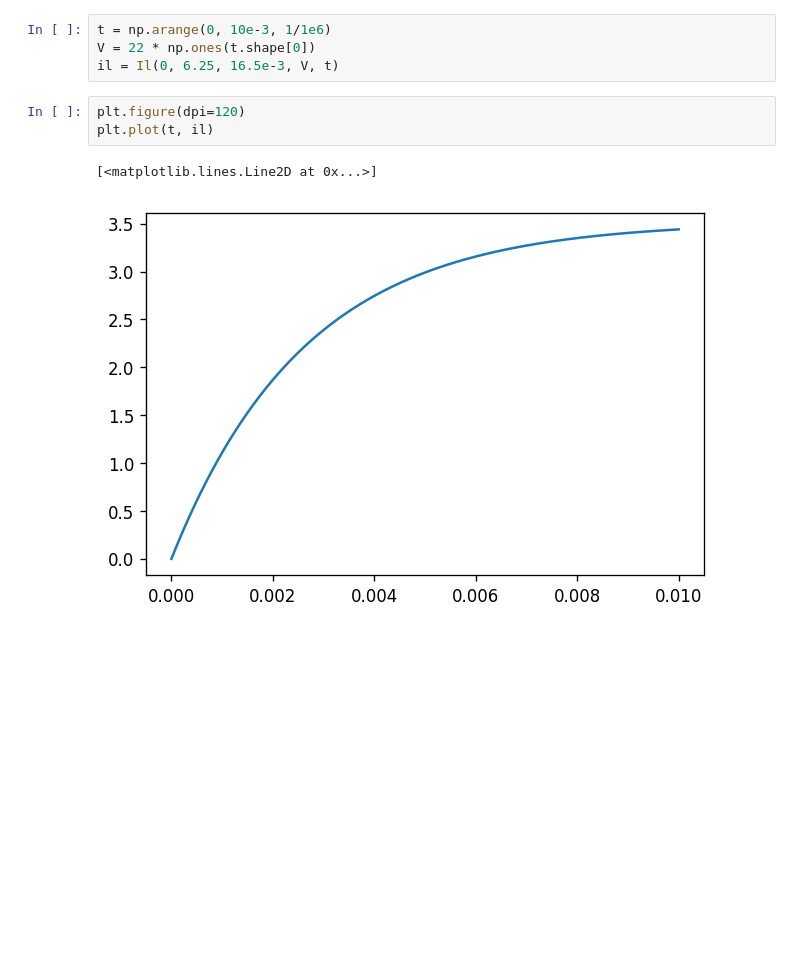
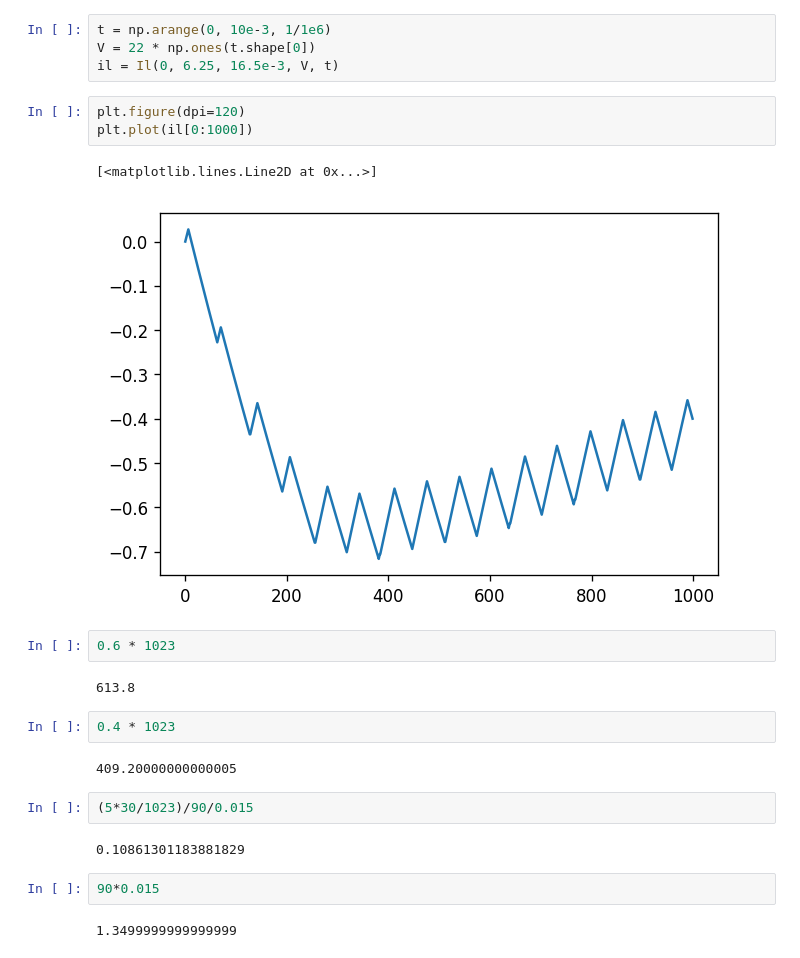
Before and after one commit to TiZed/stepperCon, a Jupyter notebook: Current_PI.ipynb, the cells around one changed output. Cells and saved outputs as stored; diff of their text form; blank space fills up the shorter version.

```diff
--- a/Current_PI.ipynb
+++ b/Current_PI.ipynb
@@ -106,7 +134,23 @@ V = 22 * np.ones(t.shape[0])
 il = Il(0, 6.25, 16.5e-3, V, t)
 # %%
 plt.figure(dpi=120)
-plt.plot(t, il)
+plt.plot(il[0:1000])
 # %% [output]
 [<matplotlib.lines.Line2D at 0x...>]
-[figure, old version]
+[figure, new version]
+# %%
+0.6 * 1023
+# %% [output]
+613.8
+# %%
+0.4 * 1023
+# %% [output]
+409.20000000000005
+# %%
+(5*30/1023)/90/0.015
+# %% [output]
+0.10861301183881829
+# %%
+90*0.015
+# %% [output]
+1.3499999999999999
```
Also changed, not shown: parts of 2 cells of this notebook, 11 other files.
